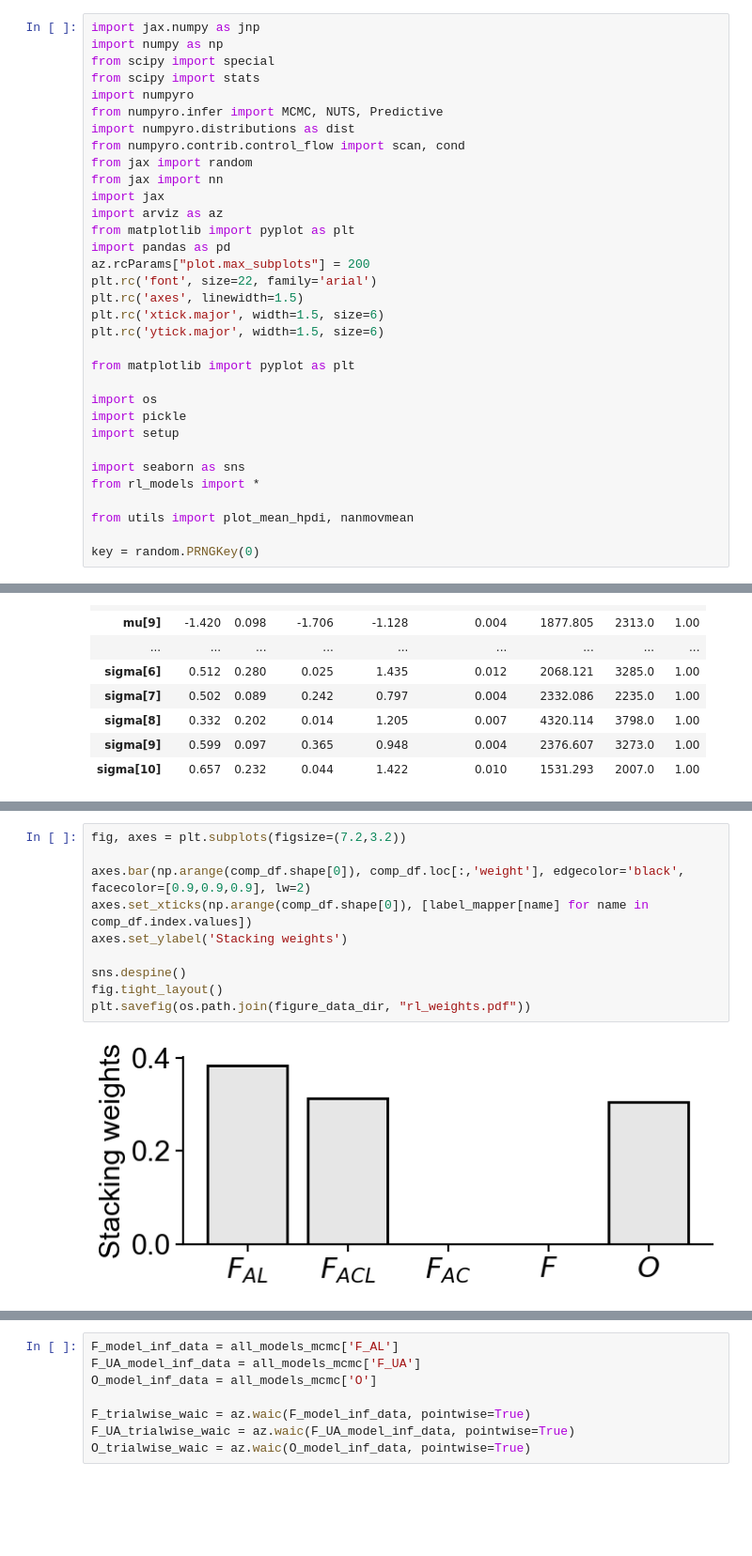
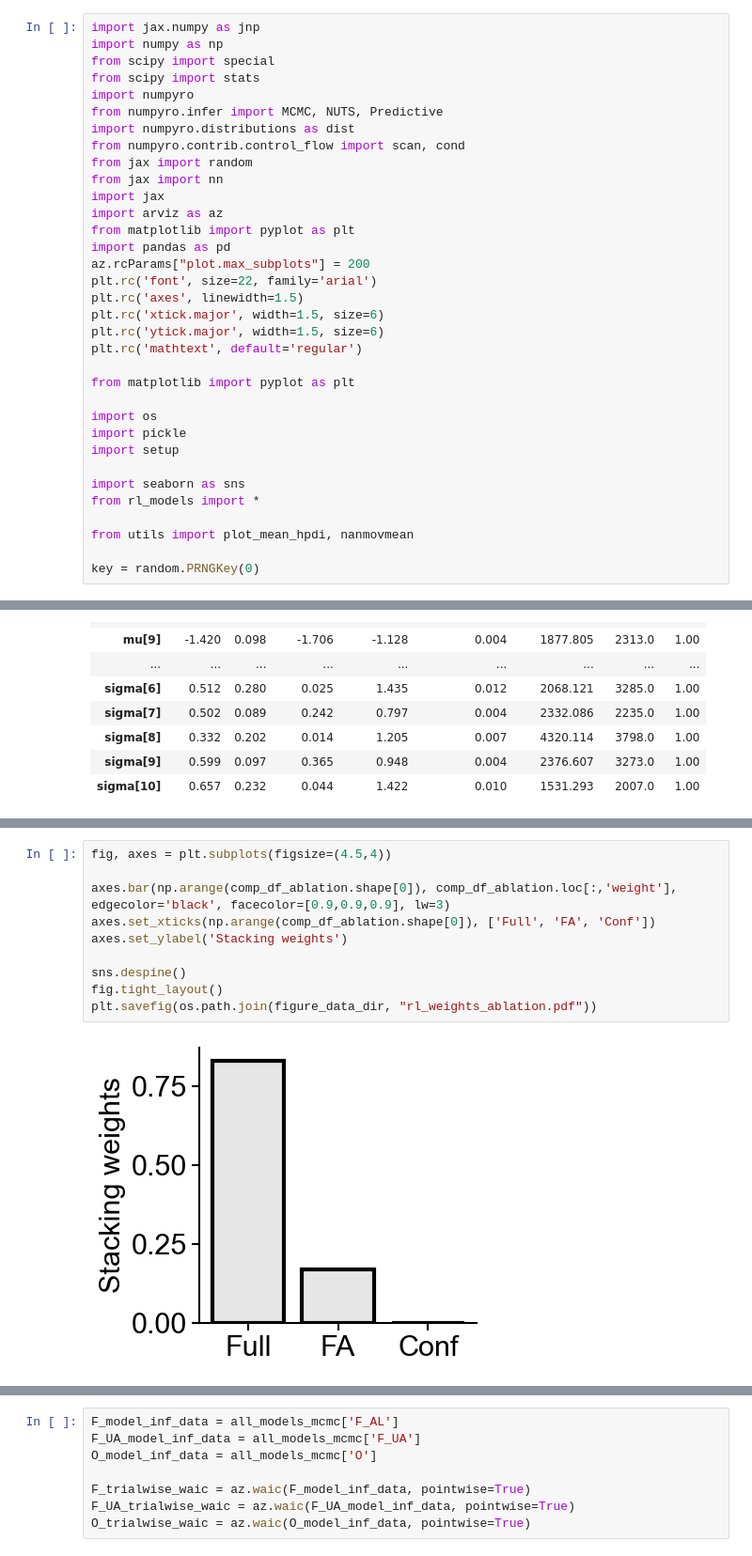
Before and after one commit to slenderham/Attn-Regularity-RL, a Jupyter notebook: analysis/rl_comparison.ipynb, the cells around one changed output, grey strips where cells are left out. Shown at 94% size. Cells and saved outputs as stored; diff of their text form; blank space fills up the shorter version.

```diff
--- a/analysis/rl_comparison.ipynb
+++ b/analysis/rl_comparison.ipynb
@@ -18,6 +18,7 @@ plt.rc('font', size=22, family='arial')
 plt.rc('axes', linewidth=1.5)
 plt.rc('xtick.major', width=1.5, size=6)
 plt.rc('ytick.major', width=1.5, size=6)
+plt.rc('mathtext', default='regular')
 
 from matplotlib import pyplot as plt
 
@@ -172,12 +219,12 @@ plt.savefig(os.path.join(figure_data_dir, "rl_model_comparison.pdf"))
 # %%
-fig, axes = plt.subplots(figsize=(7.2,3.2))
+fig, axes = plt.subplots(figsize=(4.5,4))
 
-axes.bar(np.arange(comp_df.shape[0]), comp_df.loc[:,'weight'], edgecolor='black', facecolor=[0.9,0.9,0.9], lw=2)
-axes.set_xticks(np.arange(comp_df.shape[0]), [label_mapper[name] for name in comp_df.index.values])
+axes.bar(np.arange(comp_df_ablation.shape[0]), comp_df_ablation.loc[:,'weight'], edgecolor='black', facecolor=[0.9,0.9,0.9], lw=3)
+axes.set_xticks(np.arange(comp_df_ablation.shape[0]), ['Full', 'FA', 'Conf'])
 axes.set_ylabel('Stacking weights')
 
 sns.despine()
 fig.tight_layout()
-plt.savefig(os.path.join(figure_data_dir, "rl_weights.pdf"))
+plt.savefig(os.path.join(figure_data_dir, "rl_weights_ablation.pdf"))
 # %% [output]
-[figure, old version]
+[figure, new version]
```
Also changed, not shown: parts of 12 cells of this notebook.
